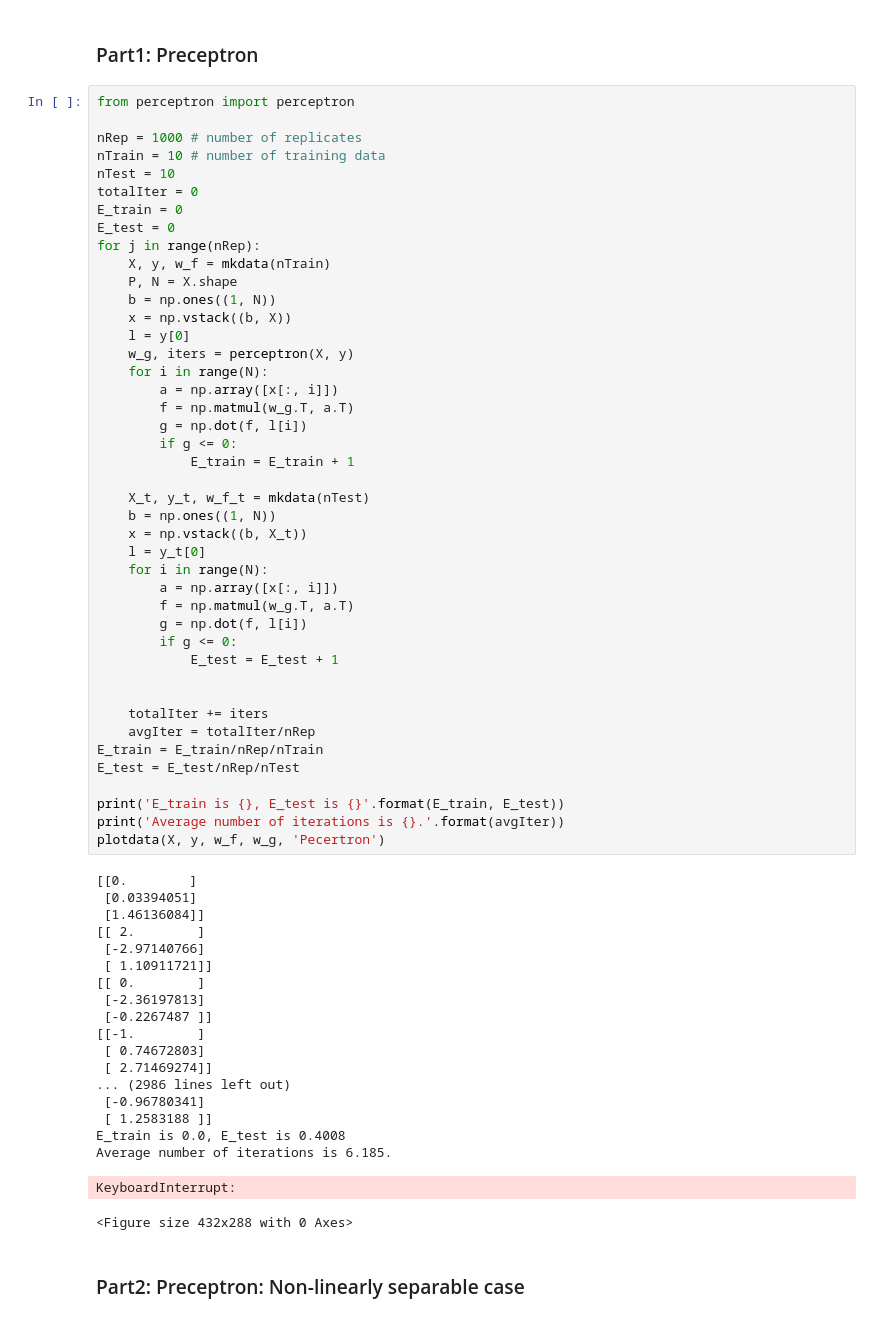
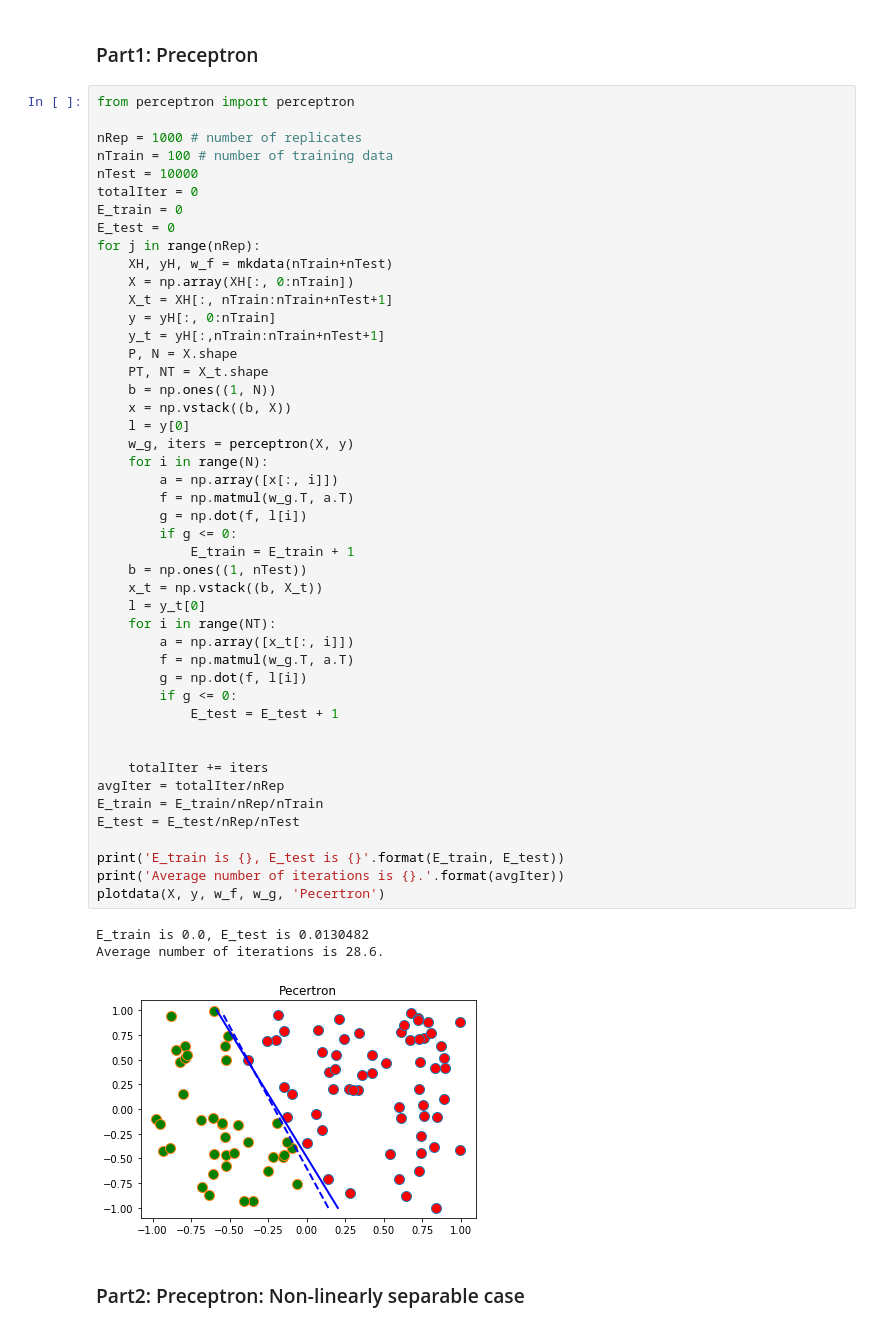
Before and after one commit to Dearkano/Data-Mining, a Jupyter notebook: dm2019summer_hw2/linear-models/run.ipynb, the cells around one changed output. Cells and saved outputs as stored; diff of their text form.

```diff
--- a/dm2019summer_hw2/linear-models/run.ipynb
+++ b/dm2019summer_hw2/linear-models/run.ipynb
@@ -33,65 +33,52 @@ NOTE: Be becareful that the bias term is in the first element of weight, that is
 from perceptron import perceptron
 
 nRep = 1000 # number of replicates
-nTrain = 10 # number of training data
-nTest = 10
+nTrain = 100 # number of training data
+nTest = 10000
 totalIter = 0
 E_train = 0
 E_test = 0
 for j in range(nRep):
-    X, y, w_f = mkdata(nTrain)
+    XH, yH, w_f = mkdata(nTrain+nTest)
+    X = np.array(XH[:, 0:nTrain])
+    X_t = XH[:, nTrain:nTrain+nTest+1]
+    y = yH[:, 0:nTrain]
+    y_t = yH[:,nTrain:nTrain+nTest+1]
     P, N = X.shape
+    PT, NT = X_t.shape
     b = np.ones((1, N))
     x = np.vstack((b, X))
     l = y[0]
     w_g, iters = perceptron(X, y)
     for i in range(N):
         a = np.array([x[:, i]])
         f = np.matmul(w_g.T, a.T)
         g = np.dot(f, l[i])
         if g <= 0:
             E_train = E_train + 1
-
-    X_t, y_t, w_f_t = mkdata(nTest)
-    b = np.ones((1, N))
-    x = np.vstack((b, X_t))
+    b = np.ones((1, nTest))
+    x_t = np.vstack((b, X_t))
     l = y_t[0]
-    for i in range(N):
-        a = np.array([x[:, i]])
+    for i in range(NT):
+        a = np.array([x_t[:, i]])
         f = np.matmul(w_g.T, a.T)
         g = np.dot(f, l[i])
         if g <= 0:
             E_test = E_test + 1
 
 
     totalIter += iters
-    avgIter = totalIter/nRep
+avgIter = totalIter/nRep
 E_train = E_train/nRep/nTrain
 E_test = E_test/nRep/nTest
 
 print('E_train is {}, E_test is {}'.format(E_train, E_test))
 print('Average number of iterations is {}.'.format(avgIter))
 plotdata(X, y, w_f, w_g, 'Pecertron')
 # %% [output]
-[[0.        ]
- [0.03394051]
- [1.46136084]]
-[[ 2.        ]
- [-2.97140766]
- [ 1.10911721]]
-[[ 0.        ]
- [-2.36197813]
- [-0.2267487 ]]
-[[-1.        ]
- [ 0.74672803]
- [ 2.71469274]]
-... (2986 lines left out)
- [-0.96780341]
- [ 1.2583188 ]]
-E_train is 0.0, E_test is 0.4008
-Average number of iterations is 6.185.
+E_train is 0.0, E_test is 0.0130482
+Average number of iterations is 28.6.
-KeyboardInterrupt:
-<Figure size 432x288 with 0 Axes>
+[figure, added]
 # %% [markdown]
 ### Part2: Preceptron: Non-linearly separable case
 # %%
```
Also changed, not shown: parts of 8 cells of this notebook, 5 other files.
